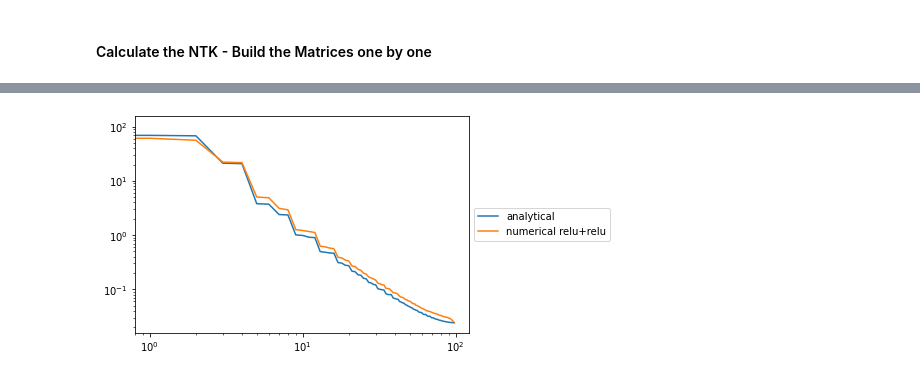
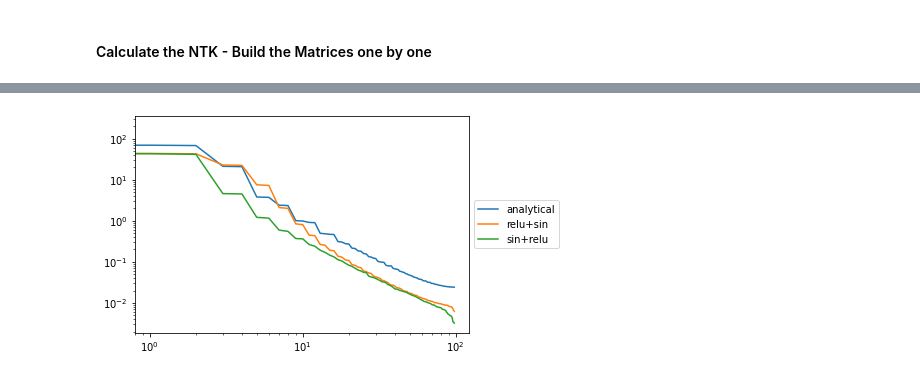
Before and after one commit to genglinliu/NTK-study, a Jupyter notebook: NTK_three_layer.ipynb, the cells around one changed output, grey strips where cells are left out. Saved outputs shown, nothing was run; the diff lists cells and outputs as text; code cells hidden in the pictures.

Commit message:
added function wrapper to each step to calculate kernel

```diff
--- a/NTK_three_layer.ipynb
+++ b/NTK_three_layer.ipynb
@@ -172,11 +182,13 @@ check(K1)
 #--------------------
 # 2a: B2
 #--------------------
+def calc_B2(activation_h1):
+    sigma_1, _ = calc_sigma_1(activation_h1)
+    v3 = np.vstack((sigma_1, sigma_1))
+    v4 = np.vstack((sigma_1, sigma_1))
+    B_2 = np.hstack((v3, v4))
 
-v3 = np.vstack((sigma_1, sigma_1))
-v4 = np.vstack((sigma_1, sigma_1))
-
-B_2 = np.hstack((v3, v4))
+    return B_2
 # %%
 #--------------------
 # 2b: sigma_2
@@ -212,8 +218,15 @@ sigma_2_prime = 2 * expectation_2
 #--------------------
 # step 2c: K2
 #--------------------
+def calc_K2(activation_h1, activation_h2):
+    """
+    activation_h1 is activation for the 1st hidden layer
+    activation_h2 is activation for the 2nd hidden layer
+    """
+    K_1 = calc_K1(activation_h1)
+    sigma_2, sigma_2_prime = calc_sigma_2(activation_h1, activation_h2)
 
-K2 = sigma_2 + K1 * sigma_2_prime
-check(K2)
+    K2 = sigma_2 + K_1 * sigma_2_prime
+    check(K2)
 
-plot_eigendecay(K2, 'k2')
+    return K2
@@ -293,10 +304,24 @@ def calc_NTK_analytical():
     check(kernel)
 
     return kernel
-# %%
-kernel_analytical = calc_NTK_analytical()
-
-plot_eigendecay(kernel_analytical, 'analytical')
-plot_eigendecay(K2, 'numerical relu+relu')
-# %% [output]
-[figure, removed]
+# %%
+"""
+experiment:
+1. first hidden layer: smooth (sin/cos), second: non-smooth (ReLU^k)
+2. reverse the order of activation
+"""
+activation_1 = 'relu_k'
+activation_2 = 'sin'
+activation_2 = 'cos'
+
+kernel_analytical = calc_NTK_analytical()
+K2_relu_relu = calc_K2(activation_1, activation_1)
+K2_relu_sin = calc_K2(activation_1, activation_2)
+K2_sin_relu = calc_K2(activation_2, activation_1)
+K2_sin_sin = calc_K2(activation_2, activation_2)
+# %%
+plot_eigendecay(kernel_analytical, 'analytical')
+plot_eigendecay(K2_relu_sin, 'relu+sin')
+plot_eigendecay(K2_sin_relu, 'sin+relu')
+# %% [output]
+[figure, added]
```
Also changed, not shown: parts of 8 cells of this notebook.
